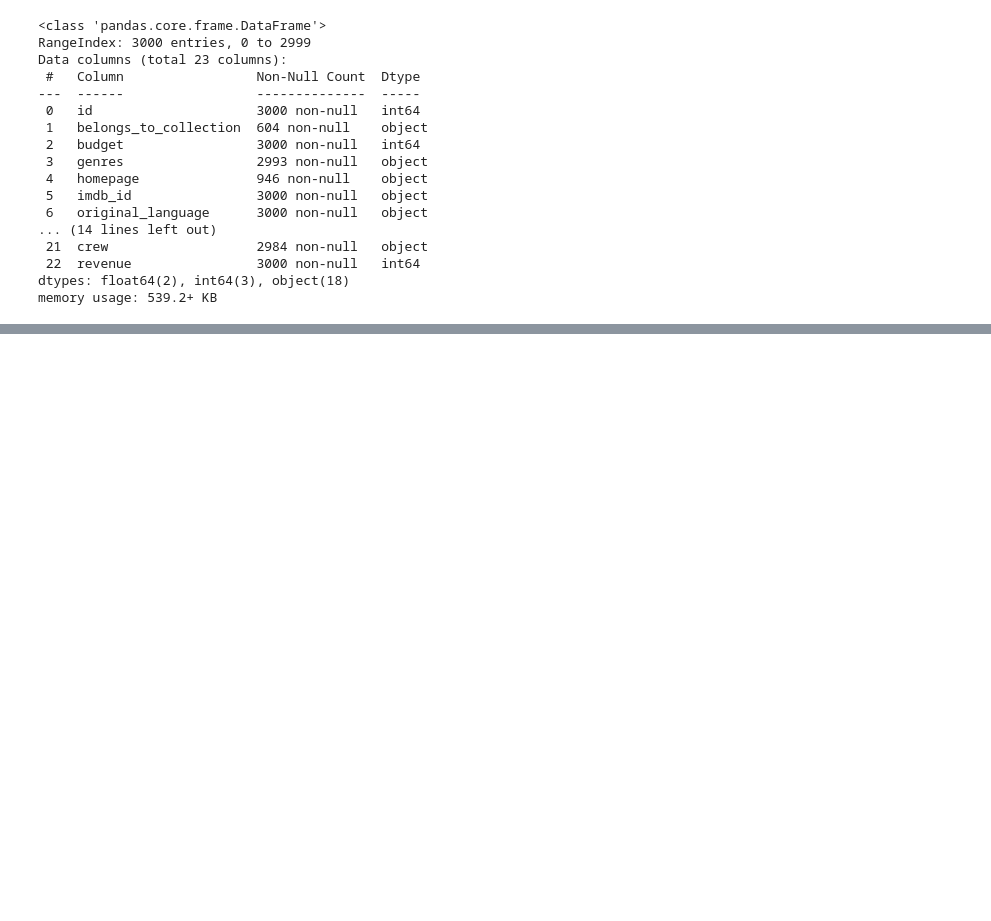
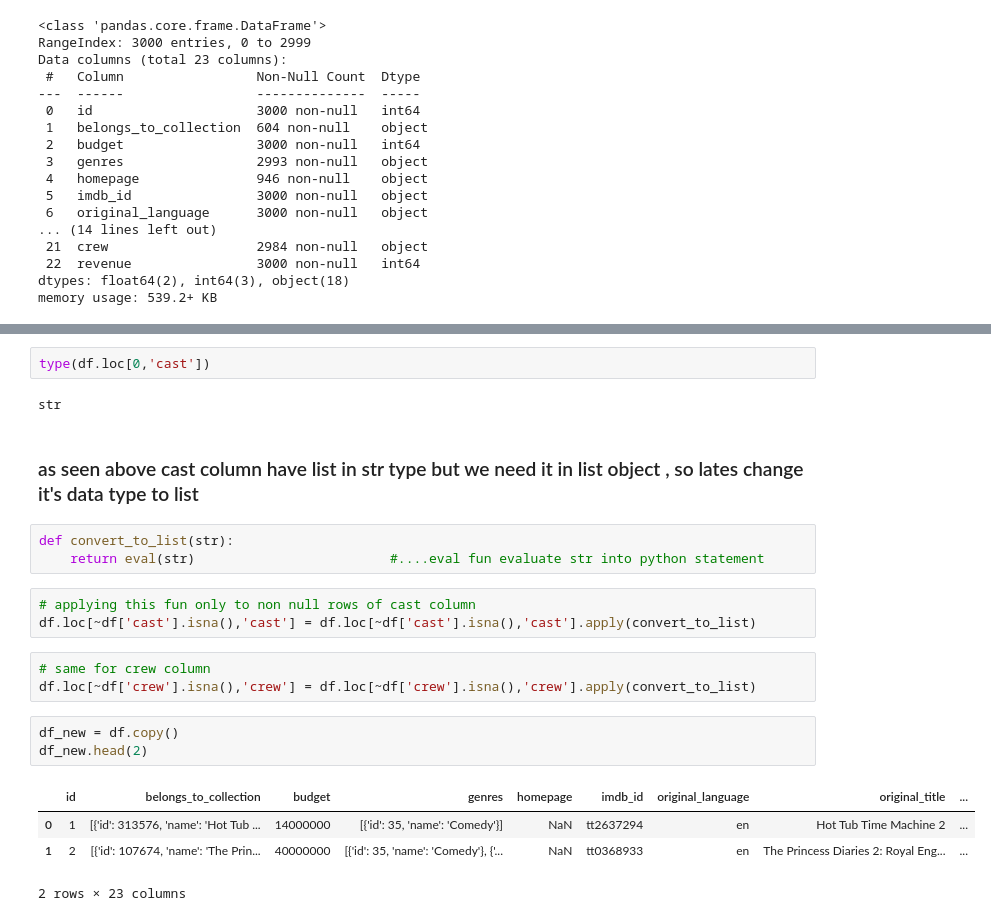
Before and after one commit to kiranmhaske100/Data-wrangling_IDBA, a Jupyter notebook: Data Wrangling _IMDBA Data set.ipynb, the cells around one changed output, grey strips where cells are left out. Saved outputs shown, nothing was run; the diff lists cells and outputs as text; blank space fills up the shorter version.

```diff
--- a/Data Wrangling _IMDBA Data set.ipynb
+++ b/Data Wrangling _IMDBA Data set.ipynb
@@ -70,0 +101,23 @@ memory usage: 539.2+ KB
+# %%
+type(df.loc[0,'cast'])
+# %% [output]
+str
+# %% [markdown]
+### as seen above cast column have list in str type but we need it in list object , so lates change it's data type to list
+# %%
+def convert_to_list(str):
+    return eval(str)                         #....eval fun evaluate str into python statement
+# %%
+# applying this fun only to non null rows of cast column
+df.loc[~df['cast'].isna(),'cast'] = df.loc[~df['cast'].isna(),'cast'].apply(convert_to_list)
+# %%
+# same for crew column
+df.loc[~df['crew'].isna(),'crew'] = df.loc[~df['crew'].isna(),'crew'].apply(convert_to_list)
+# %%
+df_new = df.copy()
+df_new.head(2)
+# %% [output]
+|  | id | belongs_to_collection | budget | genres | homepage | imdb_id | original_language | original_title | ... |
+| 0 | 1 | [{'id': 313576, 'name': 'Hot Tub ... | 14000000 | [{'id': 35, 'name': 'Comedy'}] | NaN | tt2637294 | en | Hot Tub Time Machine 2 | ... |
+| 1 | 2 | [{'id': 107674, 'name': 'The Prin... | 40000000 | [{'id': 35, 'name': 'Comedy'}, {'... | NaN | tt0368933 | en | The Princess Diaries 2: Royal Eng... | ... |
+2 rows × 23 columns
```
Also changed, not shown: parts of 7 cells of this notebook.
